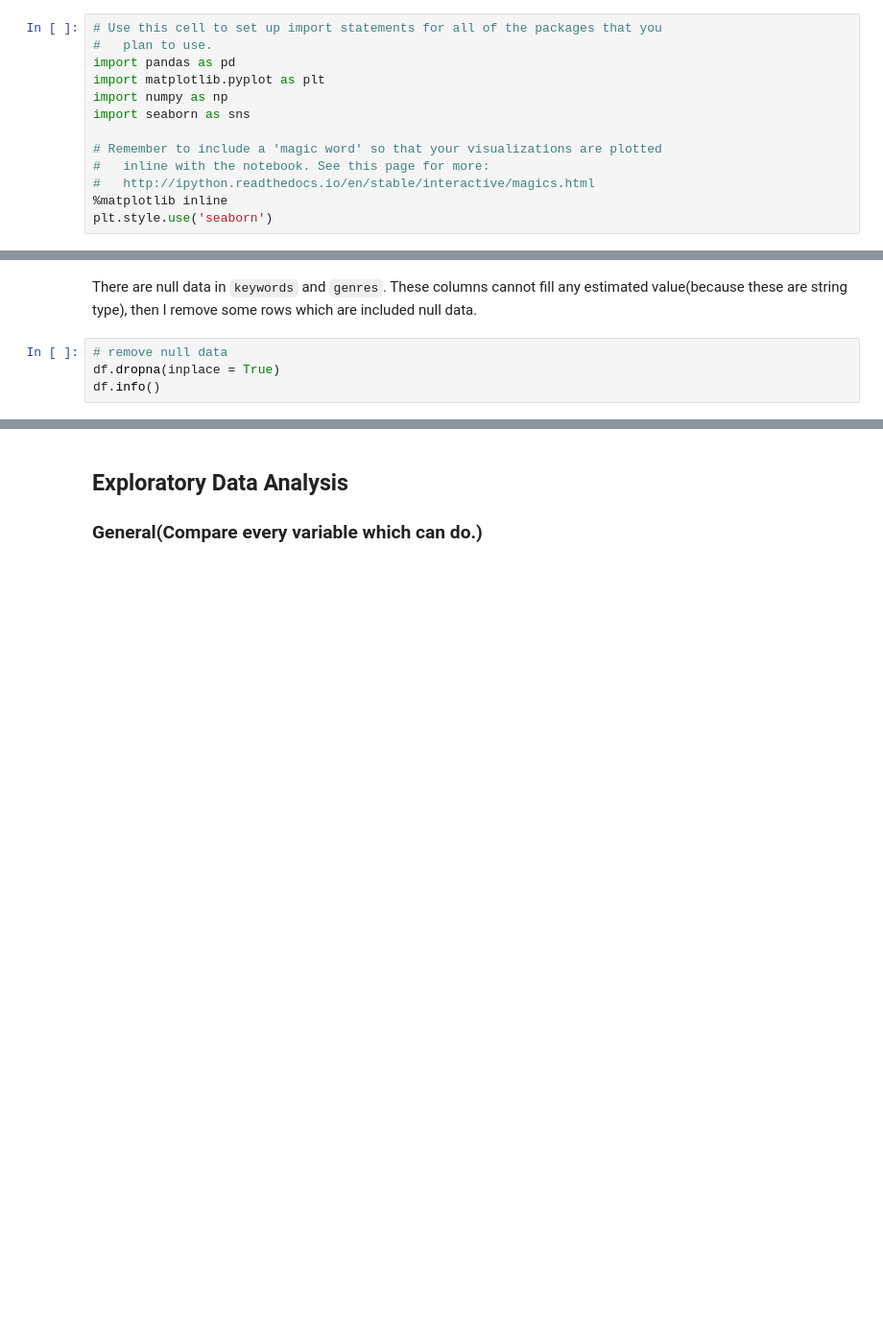
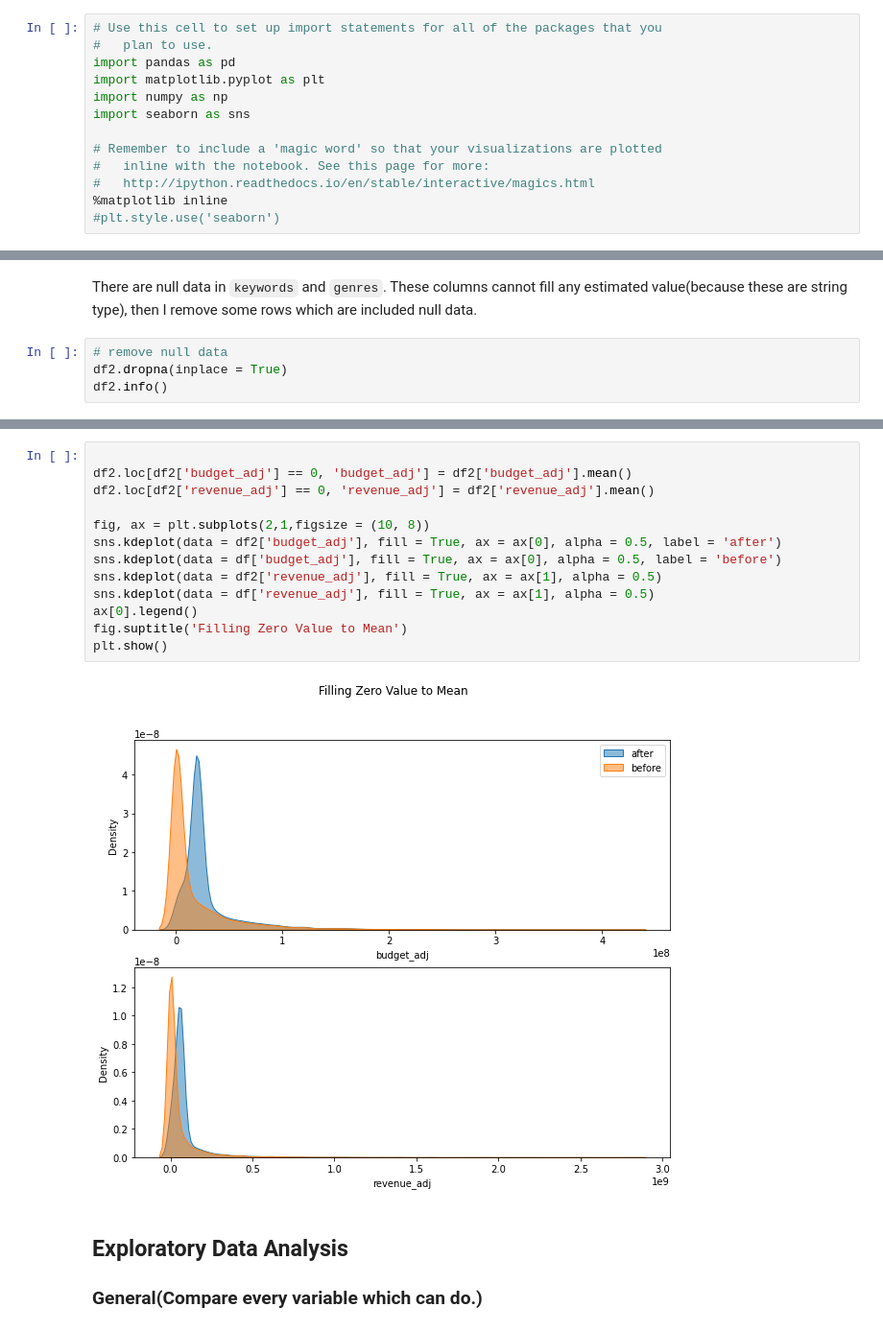
Before and after one commit to leeh8911/UdacityDataAnalyst, a Jupyter notebook: Project2/Investigate_a_Dataset.ipynb, the cells around one changed output, grey strips where cells are left out. Shown at 96% size. Drawn from its saved outputs; the diff is of its cells as text; blank space fills up the shorter version.

```diff
--- a/Project2/Investigate_a_Dataset.ipynb
+++ b/Project2/Investigate_a_Dataset.ipynb
@@ -38,7 +38,7 @@ import seaborn as sns
 #   inline with the notebook. See this page for more:
 #   http://ipython.readthedocs.io/en/stable/interactive/magics.html
 %matplotlib inline
-plt.style.use('seaborn')
+#plt.style.use('seaborn')
 # %% [markdown]
 <a id='wrangling'></a>
 ## Data Wrangling
@@ -125,8 +141,8 @@ memory usage: 509.5+ KB
 There are null data in `keywords` and `genres`. These columns cannot fill any estimated value(because these are string type), then I remove some rows which are included null data.
 # %%
 # remove null data
-df.dropna(inplace = True)
-df.info()
+df2.dropna(inplace = True)
+df2.info()
 # %% [output]
 <class 'pandas.core.frame.DataFrame'>
 Int64Index: 9368 entries, 0 to 10865
@@ -144,3 +161,18 @@ memory usage: 512.3+ KB
+# %%
+
+df2.loc[df2['budget_adj'] == 0, 'budget_adj'] = df2['budget_adj'].mean()
+df2.loc[df2['revenue_adj'] == 0, 'revenue_adj'] = df2['revenue_adj'].mean()
+
+fig, ax = plt.subplots(2,1,figsize = (10, 8))
+sns.kdeplot(data = df2['budget_adj'], fill = True, ax = ax[0], alpha = 0.5, label = 'after')
+sns.kdeplot(data = df['budget_adj'], fill = True, ax = ax[0], alpha = 0.5, label = 'before')
+sns.kdeplot(data = df2['revenue_adj'], fill = True, ax = ax[1], alpha = 0.5)
+sns.kdeplot(data = df['revenue_adj'], fill = True, ax = ax[1], alpha = 0.5)
+ax[0].legend()
+fig.suptitle('Filling Zero Value to Mean')
+plt.show()
+# %% [output]
+[figure, added]
 # %% [markdown]
 <a id='eda'></a>
 ## Exploratory Data Analysis
```
Also changed, not shown: parts of 18 cells of this notebook.
